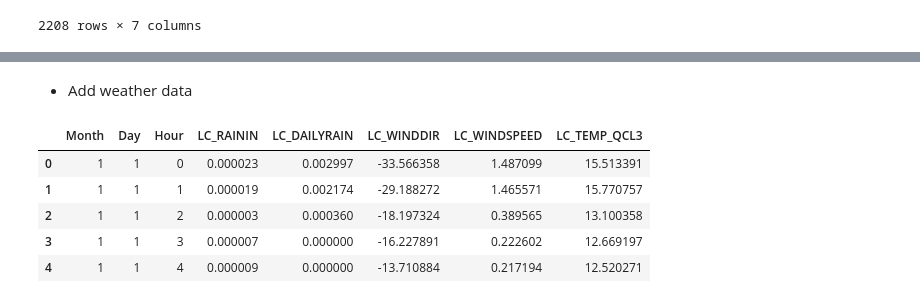
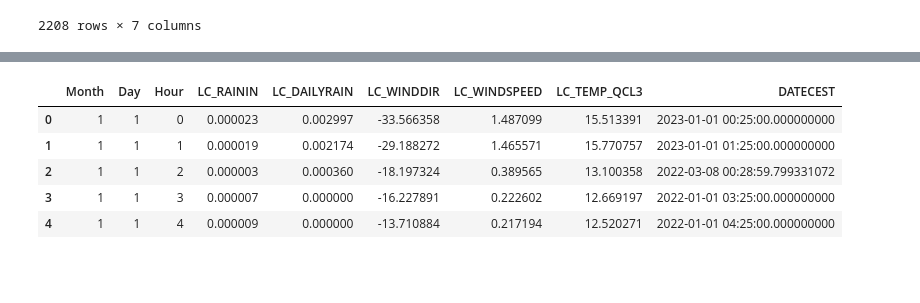
Before and after one commit to lennertvanh/MDA-Georgia, a Jupyter notebook: ScrapingTelraam.ipynb, the cells around one changed output, grey strips where cells are left out. Cells and saved outputs as stored; diff of their text form; code cells hidden in the pictures; blank space fills up the shorter version.

```diff
--- a/ScrapingTelraam.ipynb
+++ b/ScrapingTelraam.ipynb
@@ -223,15 +169,12 @@ merged_traffic_noise.head(1000)
-# %% [markdown]
-- Add weather data
 # %%
-'''
+# Load weather data
 weather_hourly = pd.read_csv('Data for visualization/hourly_weatherdata_2022.csv', header = 0, sep=',')
 weather_hourly.head()
-'''
 # %% [output]
-|  | Month | Day | Hour | LC_RAININ | LC_DAILYRAIN | LC_WINDDIR | LC_WINDSPEED | LC_TEMP_QCL3 |
-| 0 | 1 | 1 | 0 | 0.000023 | 0.002997 | -33.566358 | 1.487099 | 15.513391 |
-| 1 | 1 | 1 | 1 | 0.000019 | 0.002174 | -29.188272 | 1.465571 | 15.770757 |
-| 2 | 1 | 1 | 2 | 0.000003 | 0.000360 | -18.197324 | 0.389565 | 13.100358 |
-| 3 | 1 | 1 | 3 | 0.000007 | 0.000000 | -16.227891 | 0.222602 | 12.669197 |
-| 4 | 1 | 1 | 4 | 0.000009 | 0.000000 | -13.710884 | 0.217194 | 12.520271 |
+|  | Month | Day | Hour | LC_RAININ | LC_DAILYRAIN | LC_WINDDIR | LC_WINDSPEED | LC_TEMP_QCL3 | DATECEST |
+| 0 | 1 | 1 | 0 | 0.000023 | 0.002997 | -33.566358 | 1.487099 | 15.513391 | 2023-01-01 00:25:00.000000000 |
+| 1 | 1 | 1 | 1 | 0.000019 | 0.002174 | -29.188272 | 1.465571 | 15.770757 | 2023-01-01 01:25:00.000000000 |
+| 2 | 1 | 1 | 2 | 0.000003 | 0.000360 | -18.197324 | 0.389565 | 13.100358 | 2022-03-08 00:28:59.799331072 |
+| 3 | 1 | 1 | 3 | 0.000007 | 0.000000 | -16.227891 | 0.222602 | 12.669197 | 2022-01-01 03:25:00.000000000 |
+| 4 | 1 | 1 | 4 | 0.000009 | 0.000000 | -13.710884 | 0.217194 | 12.520271 | 2022-01-01 04:25:00.000000000 |
 # %%
```
Also changed, not shown: parts of 20 cells of this notebook, 3 other files.
